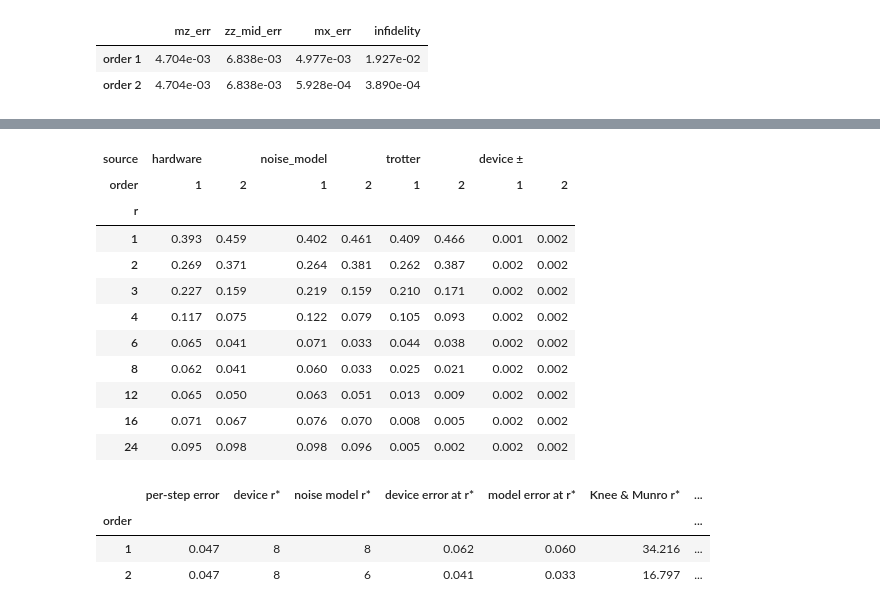
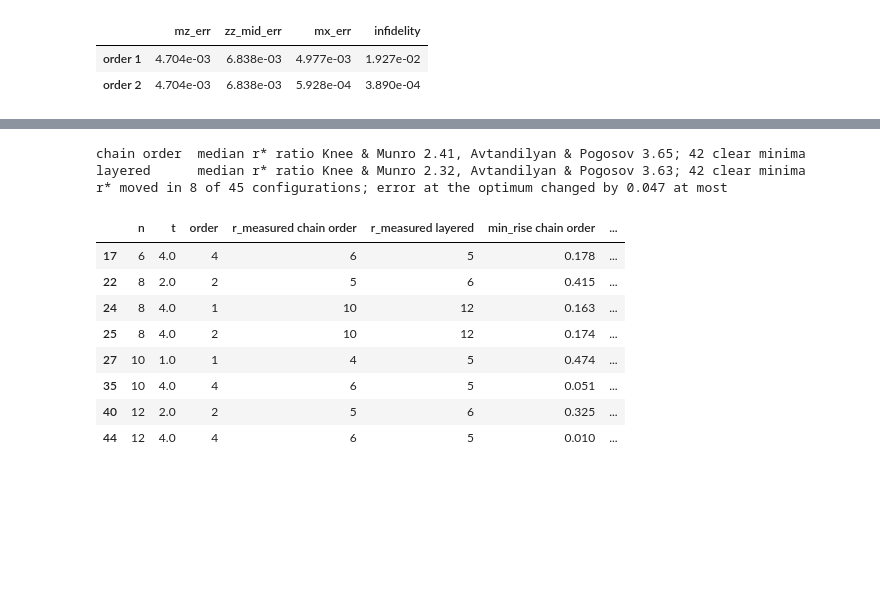
Before and after one commit to jayhsu0627/qtrotter, a Jupyter notebook: notebooks/trotter_under_noise.ipynb, the cells around one changed output, grey strips where cells are left out. Cells and saved outputs as stored; diff of their text form; code cells hidden in the pictures; blank space fills up the shorter version.

```diff
--- a/notebooks/trotter_under_noise.ipynb
+++ b/notebooks/trotter_under_noise.ipynb
@@ -484,36 +500,25 @@ ibm_kingston, job dbgl02kdgr2s73crnm6g, chain on qubits [128, 129, 118, 109, 108
 # %%
-table = hw.pivot(index="r", columns=["source", "order"], values="rms")
-device = hw[hw.source == "hardware"].set_index(["order", "r"]).rms_std
-for order in (1, 2):
-    table[("device ±", order)] = device.xs(order)
-table.round(3)
+chain = predict.summarize(pd.read_csv(ROOT / "results/chain_order/noisy.csv"), noiseless)
+both = chain.merge(summary, on=["model", "n", "t", "order"], suffixes=(" chain order", " layered"))
+moved = both[both["r_measured chain order"] != both["r_measured layered"]]
+for name, frame in (("chain order", chain), ("layered", summary)):
+    low, clear = frame.order <= 2, frame.min_rise >= 0.05
+    print(f"{name:12s} median r* ratio Knee & Munro {(frame.r_knee_munro / frame.r_measured)[low].median():.2f}, "
+          f"Avtandilyan & Pogosov {(frame.r_avtandilyan_pogosov / frame.r_measured)[low].median():.2f}; "
+          f"{clear.sum()} clear minima")
+print(f"r* moved in {len(moved)} of {len(both)} configurations; error at the optimum changed by "
+      f"{(both['err_at_optimum layered'] - both['err_at_optimum chain order']).abs().max():.3f} at most")
+moved[["n", "t", "order", "r_measured chain order", "r_measured layered", "min_rise chain order", "min_rise layered"]]
 # %% [output]
+chain order  median r* ratio Knee & Munro 2.41, Avtandilyan & Pogosov 3.65; 42 clear minima
+layered      median r* ratio Knee & Munro 2.32, Avtandilyan & Pogosov 3.63; 42 clear minima
+r* moved in 8 of 45 configurations; error at the optimum changed by 0.047 at most
-| source | hardware |  | noise_model |  | trotter |  | device ± |  |
-| order | 1 | 2 | 1 | 2 | 1 | 2 | 1 | 2 |
-| r |  |  |  |  |  |  |  |  |
-| 1 | 0.393 | 0.459 | 0.402 | 0.461 | 0.409 | 0.466 | 0.001 | 0.002 |
-| 2 | 0.269 | 0.371 | 0.264 | 0.381 | 0.262 | 0.387 | 0.002 | 0.002 |
-| 3 | 0.227 | 0.159 | 0.219 | 0.159 | 0.210 | 0.171 | 0.002 | 0.002 |
-| 4 | 0.117 | 0.075 | 0.122 | 0.079 | 0.105 | 0.093 | 0.002 | 0.002 |
-| 6 | 0.065 | 0.041 | 0.071 | 0.033 | 0.044 | 0.038 | 0.002 | 0.002 |
-| 8 | 0.062 | 0.041 | 0.060 | 0.033 | 0.025 | 0.021 | 0.002 | 0.002 |
-| 12 | 0.065 | 0.050 | 0.063 | 0.051 | 0.013 | 0.009 | 0.002 | 0.002 |
-| 16 | 0.071 | 0.067 | 0.076 | 0.070 | 0.008 | 0.005 | 0.002 | 0.002 |
-| 24 | 0.095 | 0.098 | 0.098 | 0.096 | 0.005 | 0.002 | 0.002 | 0.002 |
+|  | n | t | order | r_measured chain order | r_measured layered | min_rise chain order | ... |
+| 17 | 6 | 4.0 | 4 | 6 | 5 | 0.178 | ... |
+| 22 | 8 | 2.0 | 2 | 5 | 6 | 0.415 | ... |
+| 24 | 8 | 4.0 | 1 | 10 | 12 | 0.163 | ... |
+| 25 | 8 | 4.0 | 2 | 10 | 12 | 0.174 | ... |
+| 27 | 10 | 1.0 | 1 | 4 | 5 | 0.474 | ... |
+| 35 | 10 | 4.0 | 4 | 6 | 5 | 0.051 | ... |
+| 40 | 12 | 2.0 | 2 | 5 | 6 | 0.325 | ... |
+| 44 | 12 | 4.0 | 4 | 6 | 5 | 0.010 | ... |
-# %%
-norms12 = noiseless[(noiseless.model == "tfim") & (noiseless.n == cfg_hw["n"])].iloc[0]
-rows = []
-for order, g in hw_circuits.groupby("order"):
-    p_step = predict.per_step_error(g.r, g.gate_error_sum)
-    opt = lambda src: hw[(hw.source == src) & (hw.order == order)].set_index("r").rms
-    rows.append({"order": order, "per-step error": p_step,
-                 "device r*": opt("hardware").idxmin(), "noise model r*": opt("noise_model").idxmin(),
-                 "device error at r*": opt("hardware").min(), "model error at r*": opt("noise_model").min(),
-                 "Knee & Munro r*": predict.knee_munro(order, cfg_hw["t"], p_step, norms12),
-                 "Avtandilyan & Pogosov r*": predict.avtandilyan_pogosov(order, cfg_hw["t"], p_step, cfg_hw["n"])})
-pd.DataFrame(rows).set_index("order").round(3)
-# %% [output]
-|  | per-step error | device r* | noise model r* | device error at r* | model error at r* | Knee & Munro r* | ... |
-| order |  |  |  |  |  |  | ... |
-| 1 | 0.047 | 8 | 8 | 0.062 | 0.060 | 34.216 | ... |
-| 2 | 0.047 | 8 | 6 | 0.041 | 0.033 | 16.797 | ... |
```
Also changed, not shown: parts of 95 cells of this notebook, 35 other files.
